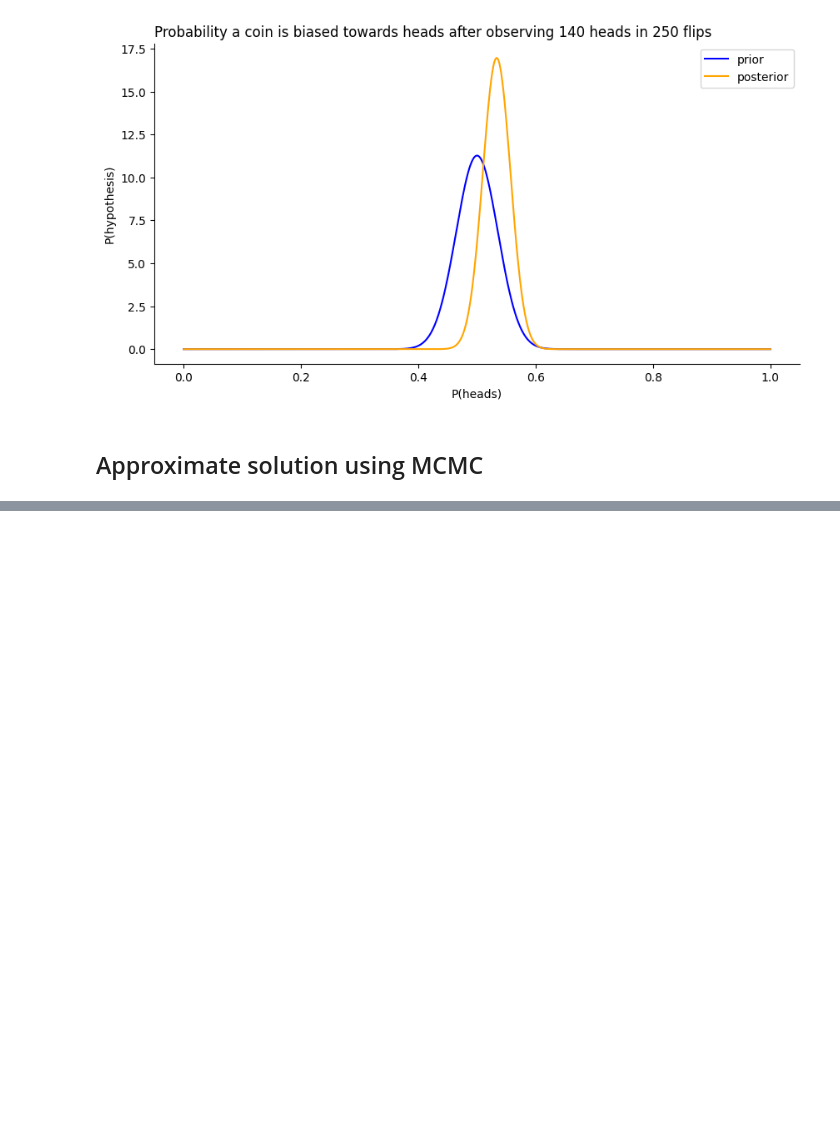
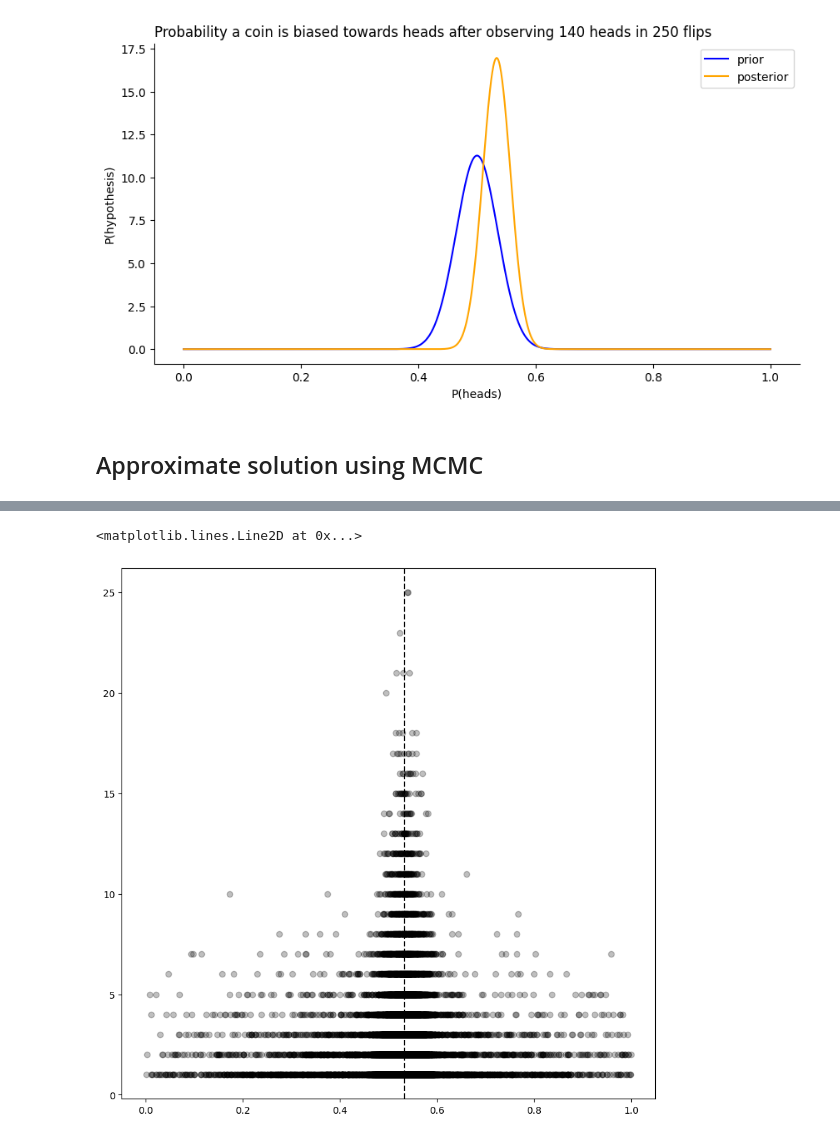
Before and after one commit to libertininick/bayesian-stats, a Jupyter notebook: notebooks/mcmc.ipynb, the cells around one changed output, grey strips where cells are left out. Saved outputs shown, nothing was run; the diff lists cells and outputs as text; code cells hidden in the pictures; blank space fills up the shorter version.

```diff
--- a/notebooks/mcmc.ipynb
+++ b/notebooks/mcmc.ipynb
@@ -57,3 +69,15 @@ samples = run_mcmc(
+# %%
+_, ax = plt.subplots(figsize=(10,10))
+ax.scatter(
+    result.sample_counter["p"].keys(),
+    result.sample_counter["p"].values(),
+    alpha=0.25,
+    color="black",
+)
+ax.axvline(x=result.get_map_estimate("p"), label="MAP estimate", color="black", linestyle="--")
+# %% [output]
+<matplotlib.lines.Line2D at 0x...>
+[figure, added]
 # %%
 prior = dist.Beta(100, 100)
 posterior = dist.Beta(100 + 140, 100 + 250 - 140)
```
Also changed, not shown: parts of 4 cells of this notebook, 1 other file.
